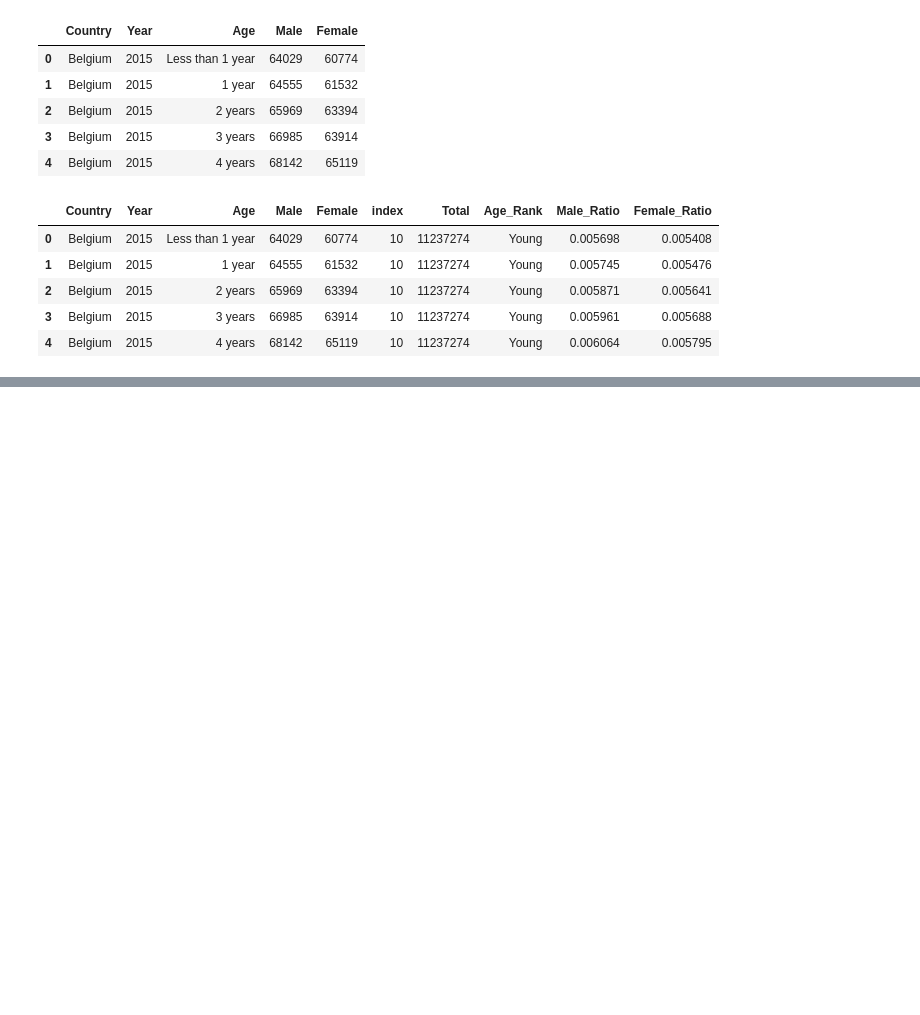
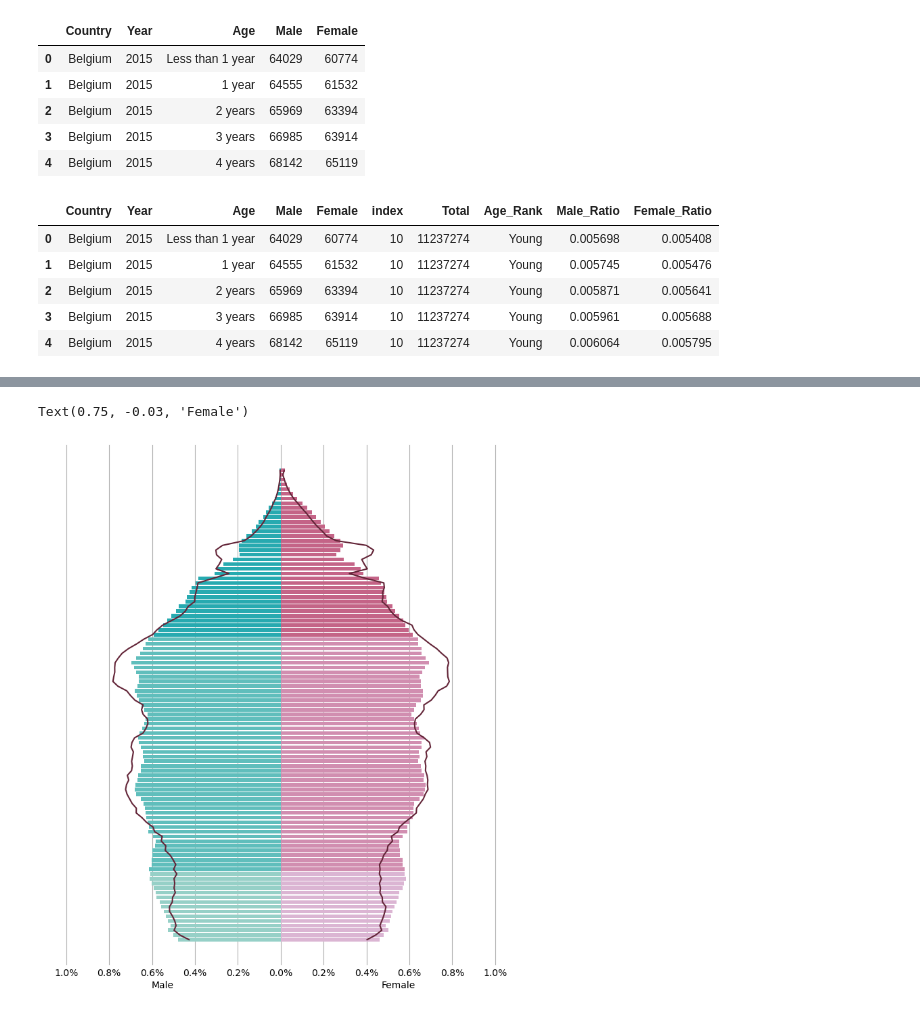
Before and after one commit to chenyulue/wow-app, a Jupyter notebook: wow.ipynb, the cells around one changed output, grey strips where cells are left out. Drawn from its saved outputs; the diff is of its cells as text; code cells hidden in the pictures; blank space fills up the shorter version.

Commit message:
week15 by altair and matplotlib

```diff
--- a/wow.ipynb
+++ b/wow.ipynb
@@ -295,0 +322,43 @@ fig.show()
+# %%
+import matplotlib.pyplot as plt
+
+fig, ax = plt.subplots(figsize=(9, 10))
+
+bar_right = ax.barh(
+    data_filtered["Age"], data_filtered["Female_Ratio"],
+    color=[female_colors[i] for i in data_filtered["Age_Rank"]],
+)
+
+bar_left = ax.barh(
+    data_filtered["Age"], -data_filtered["Male_Ratio"],
+    color=[male_colors[i] for i in data_filtered["Age_Rank"]],
+)
+
+line_right = ax.plot(
+    data_filtered_ref["Female_Ratio"], data_filtered_ref["Age"],
+    color=line_color,
+)
+
+line_left = ax.plot(
+    -data_filtered_ref["Male_Ratio"], data_filtered_ref["Age"],
+    color=line_color,
+)
+
+ax.spines[:].set_visible(False)
+ax.set_yticks([])
+
+ax.set_xticks(np.arange(-0.01, 0.011, 0.002))
+ax.set_xticklabels([f"{abs(i):.1%}" for i in ax.get_xticks()])
+ax.tick_params(axis="x", length=0)
+ax.set_xlim(-0.011, 0.011)
+
+ax.grid(True, axis="x")
+ax.xaxis.set_zorder(0)
+
+ax.text(0.25, -0.03, "Male", ha="center", va="top", transform=ax.transAxes)
+ax.text(0.75, -0.03, "Female", ha="center", va="top", transform=ax.transAxes)
+
+# fig.savefig("wow.png", dpi=300, bbox_inches="tight")
+# %% [output]
+Text(0.75, -0.03, 'Female')
+[figure, added]
```
Also changed, not shown: parts of 2 cells of this notebook.
